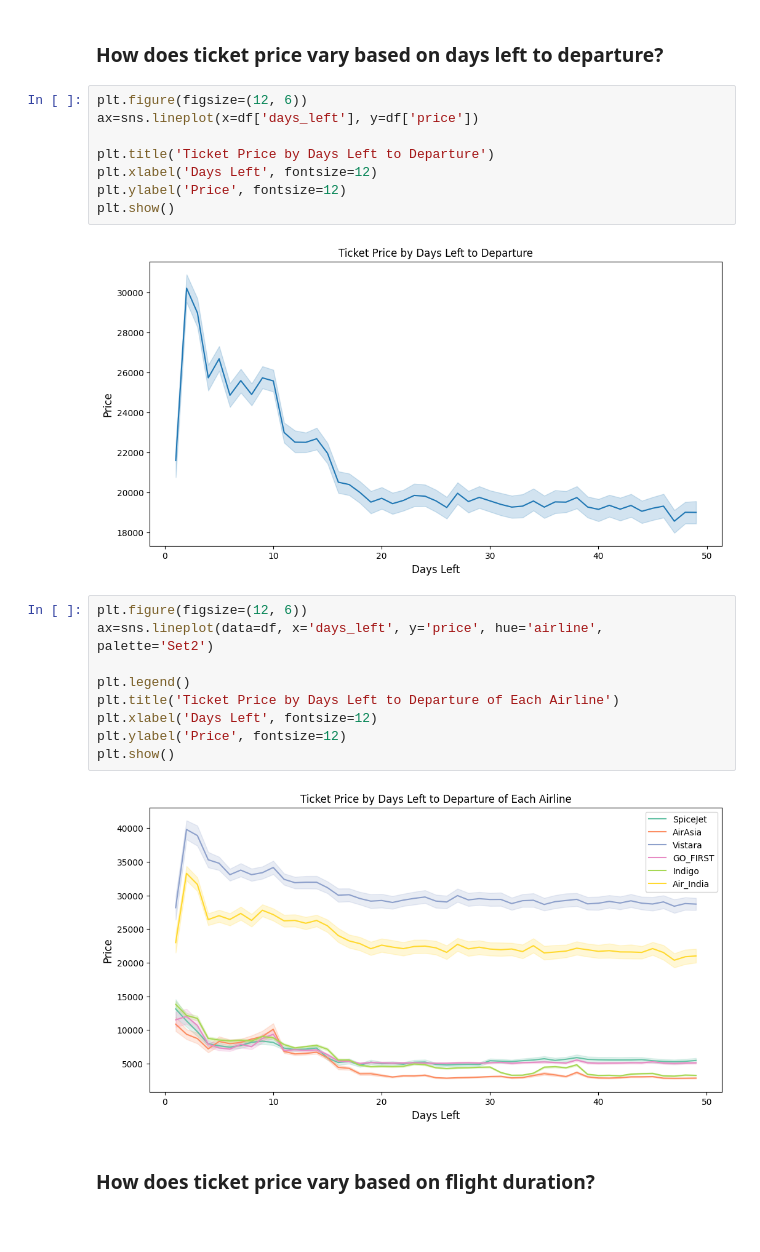
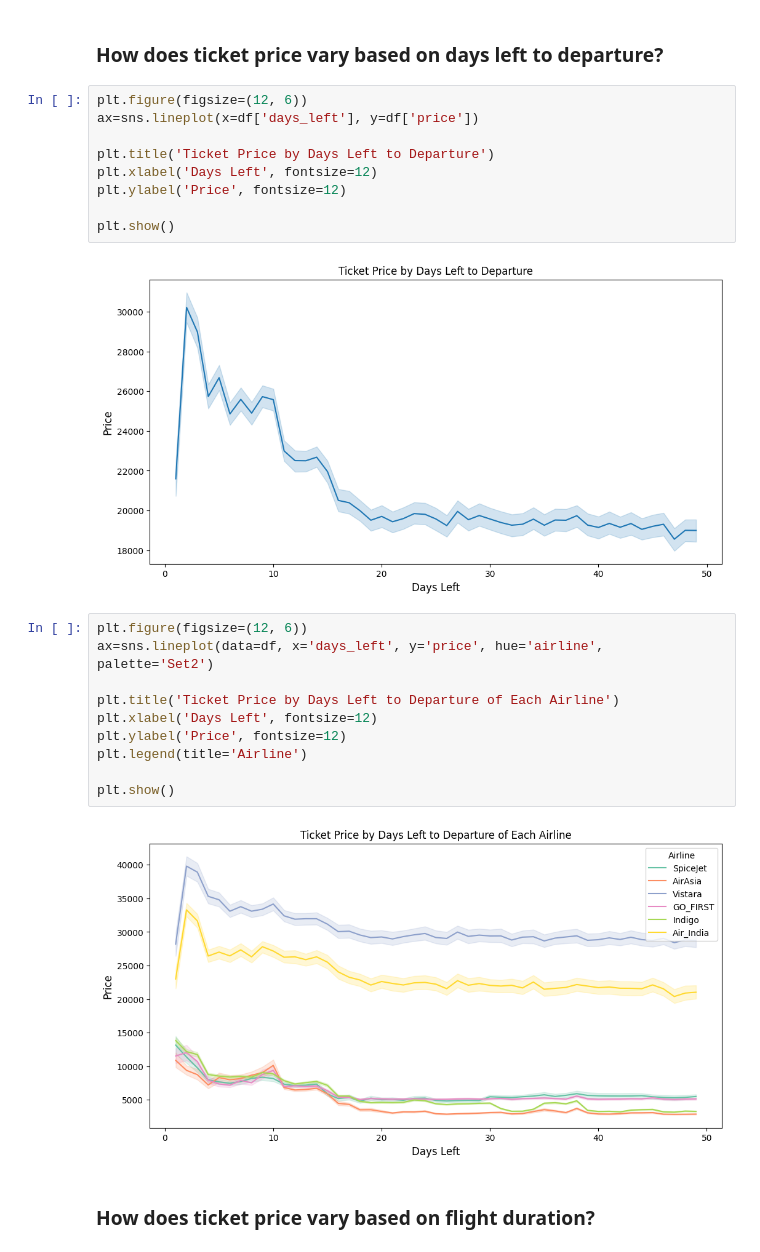
Before and after one commit to hatarakris/Data-Projects, a Jupyter notebook: airlines.ipynb, the cells around one changed output. Saved outputs shown, nothing was run; the diff lists cells and outputs as text.

```diff
--- a/airlines.ipynb
+++ b/airlines.ipynb
@@ -216,20 +216,22 @@ ax=sns.lineplot(x=df['days_left'], y=df['price'])
 plt.title('Ticket Price by Days Left to Departure')
 plt.xlabel('Days Left', fontsize=12)
 plt.ylabel('Price', fontsize=12)
+
 plt.show()
 # %% [output]
 [figure]
 # %%
 plt.figure(figsize=(12, 6))
 ax=sns.lineplot(data=df, x='days_left', y='price', hue='airline', palette='Set2')
 
-plt.legend()
 plt.title('Ticket Price by Days Left to Departure of Each Airline')
 plt.xlabel('Days Left', fontsize=12)
 plt.ylabel('Price', fontsize=12)
+plt.legend(title='Airline')
+
 plt.show()
 # %% [output]
-[figure, old version]
+[figure, new version]
 # %% [markdown]
 ### How does ticket price vary based on flight duration?
 # %%
```
Also changed, not shown: 1 other file.
